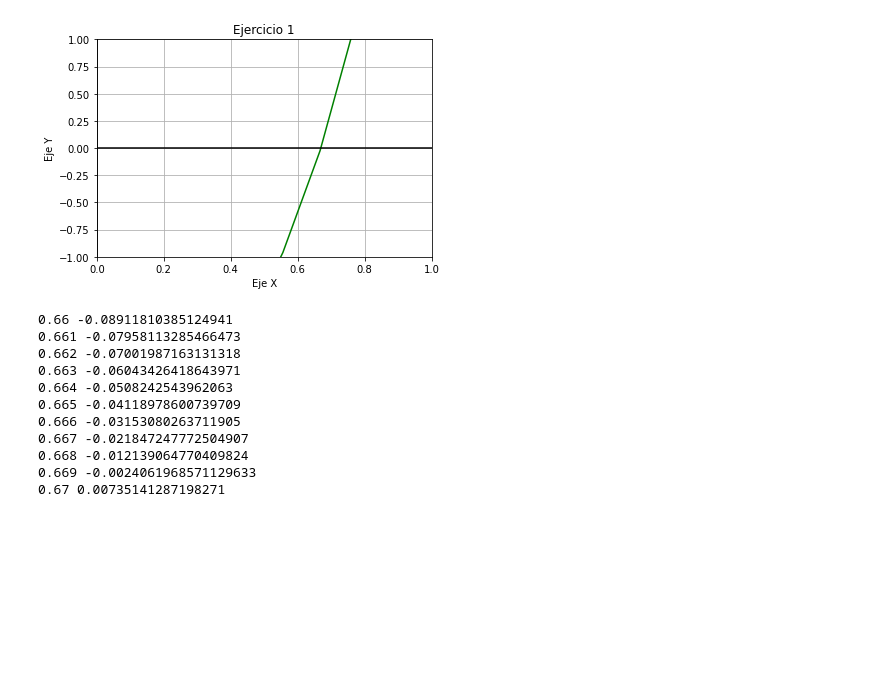
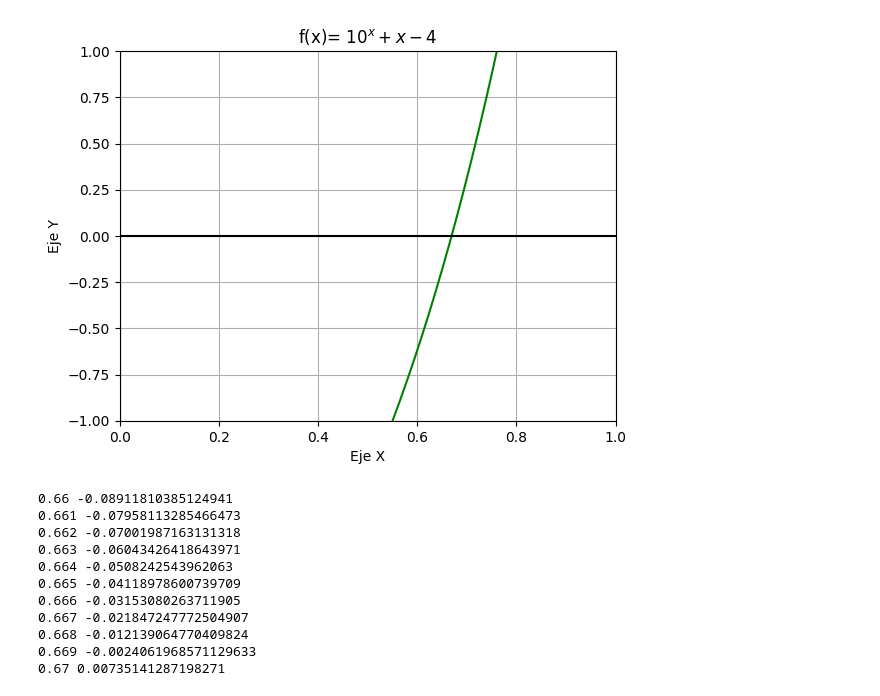
Before and after one commit to ACoronaGuzman/Metodos, a Jupyter notebook: Actividad_1.ipynb, the cells around one changed output. Drawn from its saved outputs; the diff is of its cells as text; code cells hidden in the pictures; blank space fills up the shorter version.

```diff
--- a/Actividad_1.ipynb
+++ b/Actividad_1.ipynb
@@ -9,23 +9,23 @@ def f2(x):
     return 10**x -x-4
 # %%
 # Valores del eje X que toma el gráfico.
-x=np.linspace(0, 1, 10)
+x=np.linspace(0, 1, 70)
 # %%
 # Graficar ambas funciones.
 plt.plot(x, [f2(i) for i in x],color="green")
 plt.axhline(0, color="black")
 plt.axvline(0, color="black")
 plt.xlim(0, 1)
 plt.ylim(-1, 1)
-plt.title("Ejercicio 1")
+plt.title(r'f(x)= $10^{x}-x-4$')
 plt.grid()
 plt.xlabel("Eje X")
 plt.ylabel("Eje Y")
 #plt.savefig("output.png") # Guardar gráfico como imágen PNG.
 # Mostrarlo.
 plt.show()
 # %% [output]
-[figure, old version]
+[figure, new version]
 # %%
 X=np.linspace(0.66,0.67,11)
 for x in X:
```
Also changed, not shown: parts of 2 cells of this notebook.
